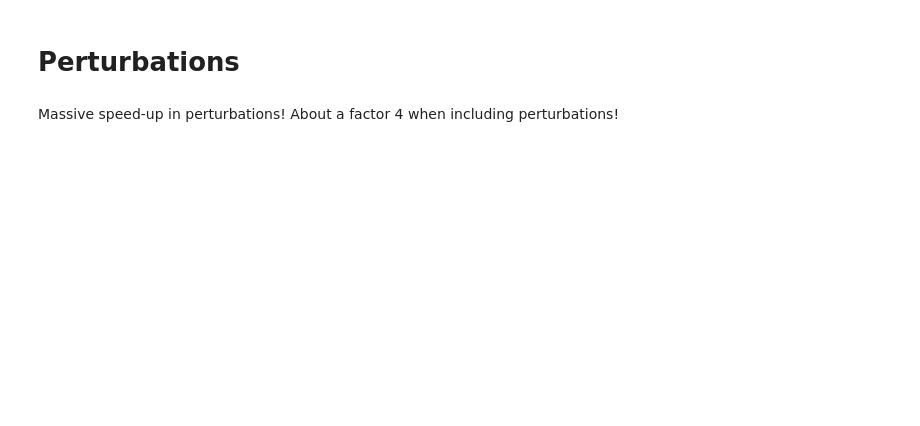
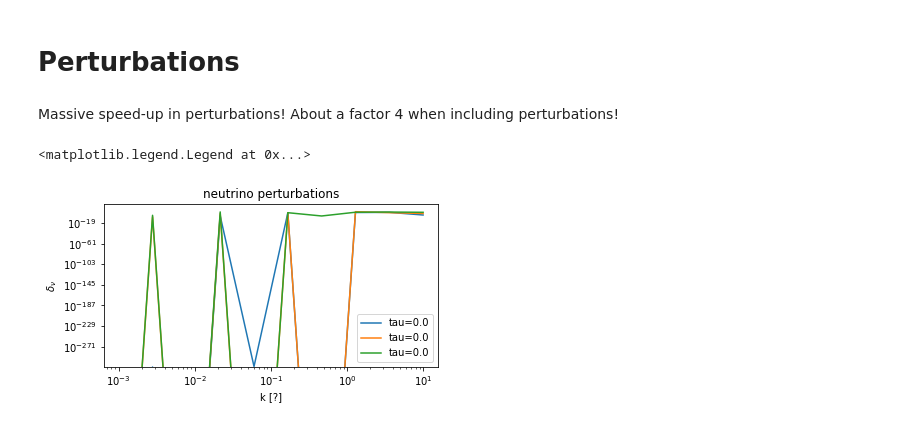
Before and after one commit to EBHolm/class_public, a Jupyter notebook: notebooks/grand_neutrinos.ipynb, the cells around one changed output. Drawn from its saved outputs; the diff is of its cells as text; code cells hidden in the pictures; blank space fills up the shorter version.

```diff
--- a/notebooks/grand_neutrinos.ipynb
+++ b/notebooks/grand_neutrinos.ipynb
@@ -135,3 +268,38 @@ ax.legend()
 # Perturbations
 # %% [markdown]
 Massive speed-up in perturbations! About a factor 4 when including perturbations!
+# %%
+def get_delta_nu(bins, k_output_value=0.2, strategy=1):
+    collective = Class()
+    extra_settings = {
+        'collective_ncdm': 1,
+        'Number of momentum bins': f'{bins}, {bins}, {bins}',
+        'Quadrature strategy': f'{strategy}, {strategy}, {strategy}',
+        'output': 'tCl, mPk',
+        'k_output_values': k_output_value
+    }
+    collective.set(standard_settings | extra_settings)
+    collective.compute()
+    pt = collective.get_perturbations()['scalar'][0]
+    return pt['tau [Mpc]'], pt['delta_ncdm[0]']
+
+klist = np.logspace(-3, 1, 10)
+delta_nu_list = []
+tau_list = []
+for k in klist:
+    tau, delta_nu = get_delta_nu(10, k_output_value=k)
+    delta_nu_list.append(delta_nu)
+    tau_list.append(tau)
+# %%
+tau_indices = [0, 250, -1]
+
+fig, ax = plt.subplots(1, 1, figsize=(6, 3))
+ax.set_title(f'neutrino perturbations')
+ax.set(xlabel='k [?]', ylabel=r'$\delta_\nu$', xscale='log', yscale='log')
+for tau_idx in tau_indices:
+    delta_nu_k = [delta_nu_list[k_idx][tau_idx] for k_idx in range(len(klist))]
+    ax.plot(klist, np.abs(delta_nu_k), label=f'tau={tau_list[0][tau_idx]}')
+ax.legend()
+# %% [output]
+<matplotlib.legend.Legend at 0x...>
+[figure, added]
```
Also changed, not shown: parts of 10 cells of this notebook.
